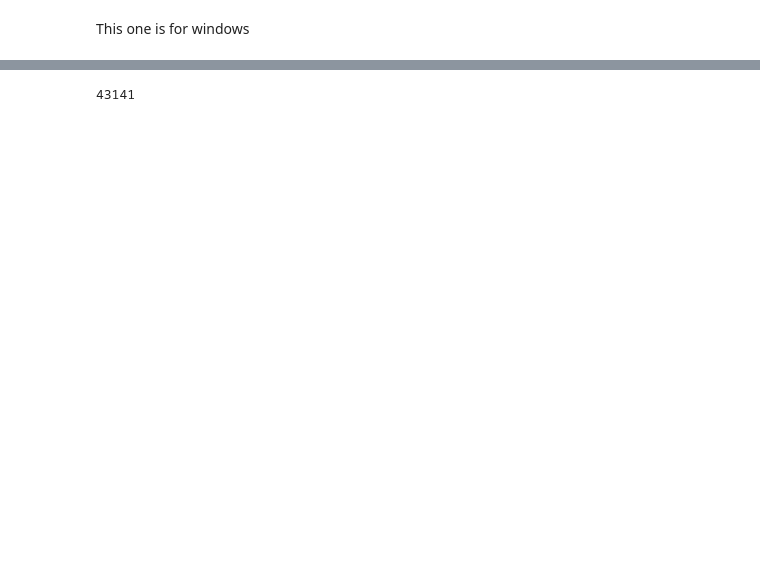
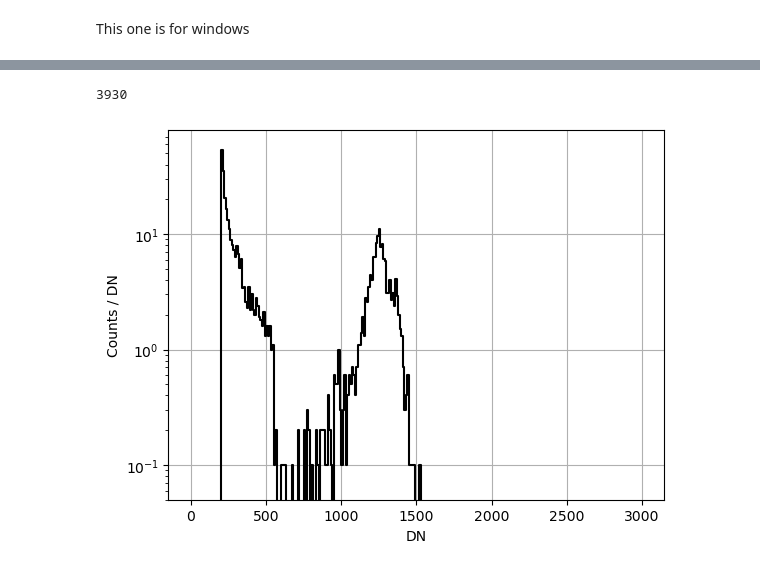
Before and after one commit to laureloneill/psf_source_localization, a Jupyter notebook: processBCFits.ipynb, the cells around one changed output, grey strips where cells are left out. Saved outputs shown, nothing was run; the diff lists cells and outputs as text; code cells hidden in the pictures; blank space fills up the shorter version.

```diff
--- a/processBCFits.ipynb
+++ b/processBCFits.ipynb
@@ -37,10 +72,10 @@ random_b = random_sample_events_list(b,1000)
 # %%
 noise = np.array(noiseShelf.data)
 # %%
-random_a.data = np.append(a.data,noiseShelf.data)
-print(len(a.data))
+random_a.data = np.append(random_a.data,noiseShelf.data)
+print(len(random_a.data))
 # %% [output]
-43141
+3930
 # %%
 SampleHDU = fits.BinTableHDU.from_columns(cols)
 random_a.columns = cols
@@ -48,5 +87,10 @@ random_a.writeto("/home/laurel/astro/testing/test.fits.gz",overwrite=True)
 # %%
-imaging_analysis("/home/laurel/astro/testing/test.fits.gz",source = "Ti")
+test = Spectrum("/home/laurel/astro/testing/test.fits.gz",th1 = 200, th2=60)
+test.plotSpectrum(binsize=10)
+#out = test.filterEvents(sumrange=[0,550])
+#out.plotSpectrum(binsize=10)
+# %% [output]
+[figure, added]
 # %%
 imager= events_imaging.BC_Imaging()
 imageOut = imager.evtlist2image(
```
Also changed, not shown: parts of 9 cells of this notebook, 1 other file.
